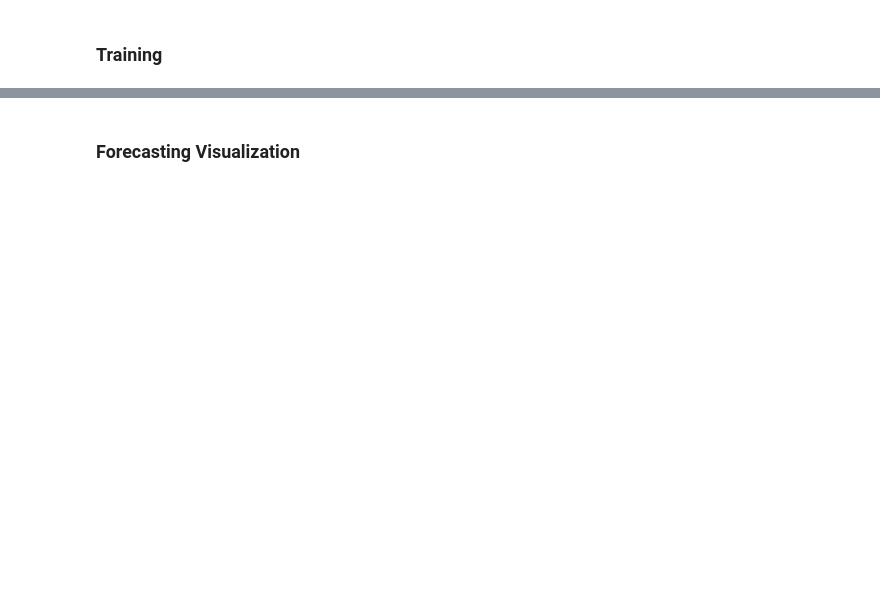
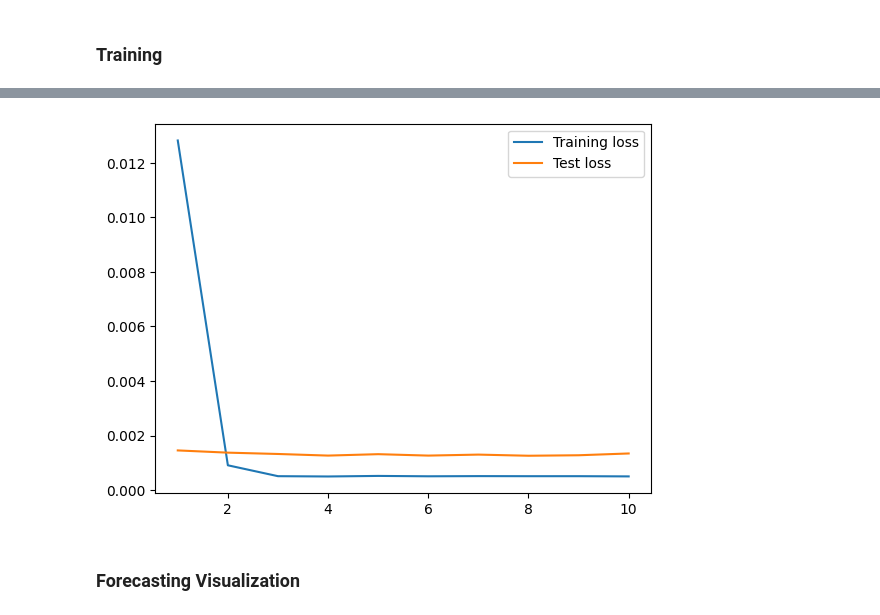
Before and after one commit to ilsong/llm_hands_on, a Jupyter notebook: timeseries/3_4-ts-practice/ts_practice.ipynb, the cells around one changed output, grey strips where cells are left out. Saved outputs shown, nothing was run; the diff lists cells and outputs as text; code cells hidden in the pictures; blank space fills up the shorter version.

```diff
--- a/timeseries/3_4-ts-practice/ts_practice.ipynb
+++ b/timeseries/3_4-ts-practice/ts_practice.ipynb
@@ -185,25 +227,25 @@ def train(model, train_loader, test_loader):
     model.train()
     for batch_x, batch_y in train_loader:
       # (1) Move input and target tensors to the device (e.g., GPU)
-      batch_x, batch_y =
+      batch_x, batch_y = batch_x.to(device), batch_y.to(device)
 
       # (2) Pass the input (batch_x) through the model
       #     The model outputs shape [batch_size, sequence_length, 1]
       #     Take the prediction at the last timestep (index -1) and feature index 0
       #     → model(batch_x)[:, -1, 0]
-      pred =
+      pred = model(batch_x)[:, -1, 0]
 
       # (3) Compute the loss between pred and batch_y by using loss_fn
-      loss =
+      loss = loss_fn(pred, batch_y)
 
       # (4) Clear previous gradients to avoid accumulation
-      optimizer.
+      optimizer.zero_grad()
 
       # (5) Perform backpropagation to compute gradients
-      loss.
+      loss.backward()
 
       # (6) Update the model parameters using the optimizer
-      optimizer.
+      optimizer.step()
 
       total_train_loss += loss.item()
 
@@ -216,16 +258,16 @@ def train(model, train_loader, test_loader):
       for test_x, test_y in test_loader:
         # TODO
         # (1) Move input and target tensors to the device (e.g., GPU)
-        test_x, test_y =
+        test_x, test_y = test_x.to(device), test_y.to(device)
 
         # (2) Pass the input (test_x) through the model
         #     The model outputs shape [batch_size, sequence_length, 1]
         #     Take the prediction at the last timestep (index -1) and feature index 0
         #     → model(test_x)[:, -1, 0]
-        test_pred =
+        test_pred = model(test_x)[:, -1, 0]
 
         # (3) Compute the loss between test_pred and test_y by using loss_fn
-        test_loss =
+        test_loss = loss_fn(test_pred, test_y)
 
         total_test_loss += test_loss.item()
 
@@ -256,3 +307,4 @@ SyntaxError: invalid syntax (ipython-input-1-1914031051.py, line 16)
+[figure, added]
 # %% [markdown]
 ### Forecasting Visualization
 # %%
```
Also changed, not shown: parts of 15 cells of this notebook, 2 other files.
